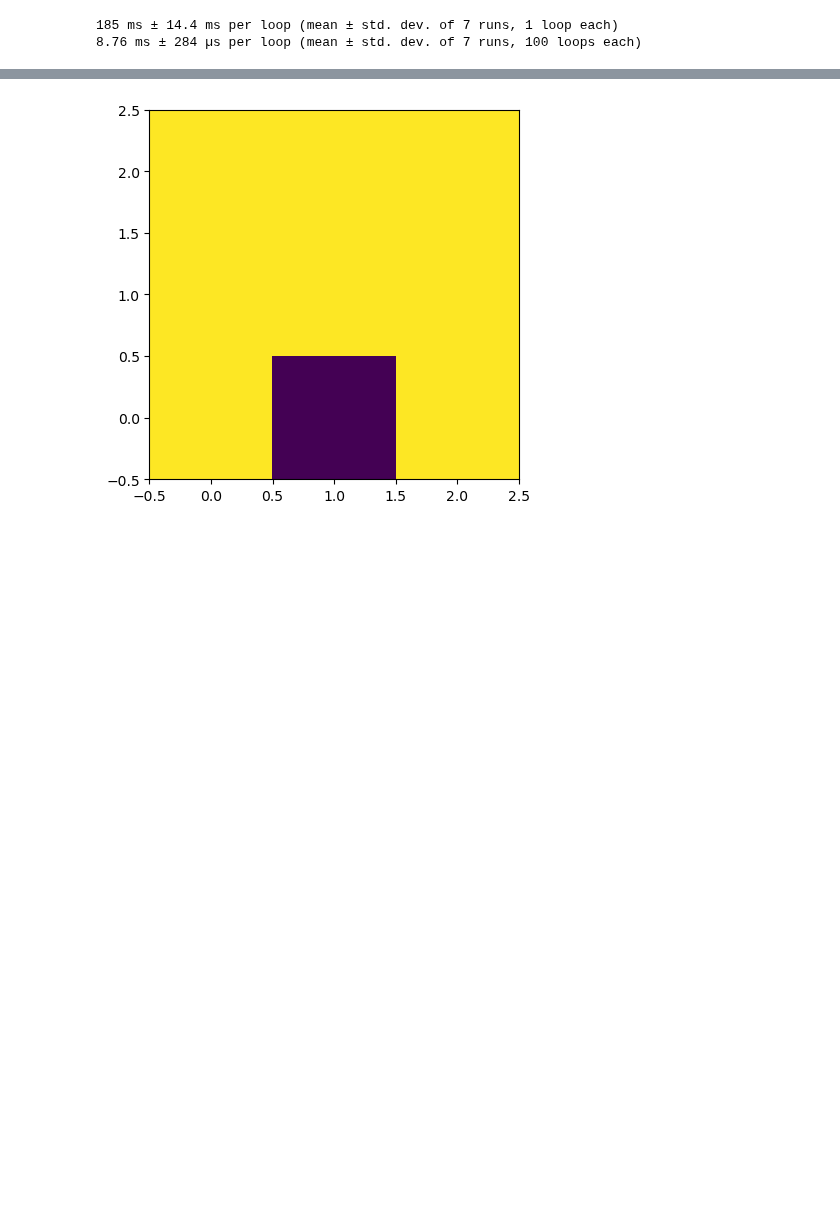
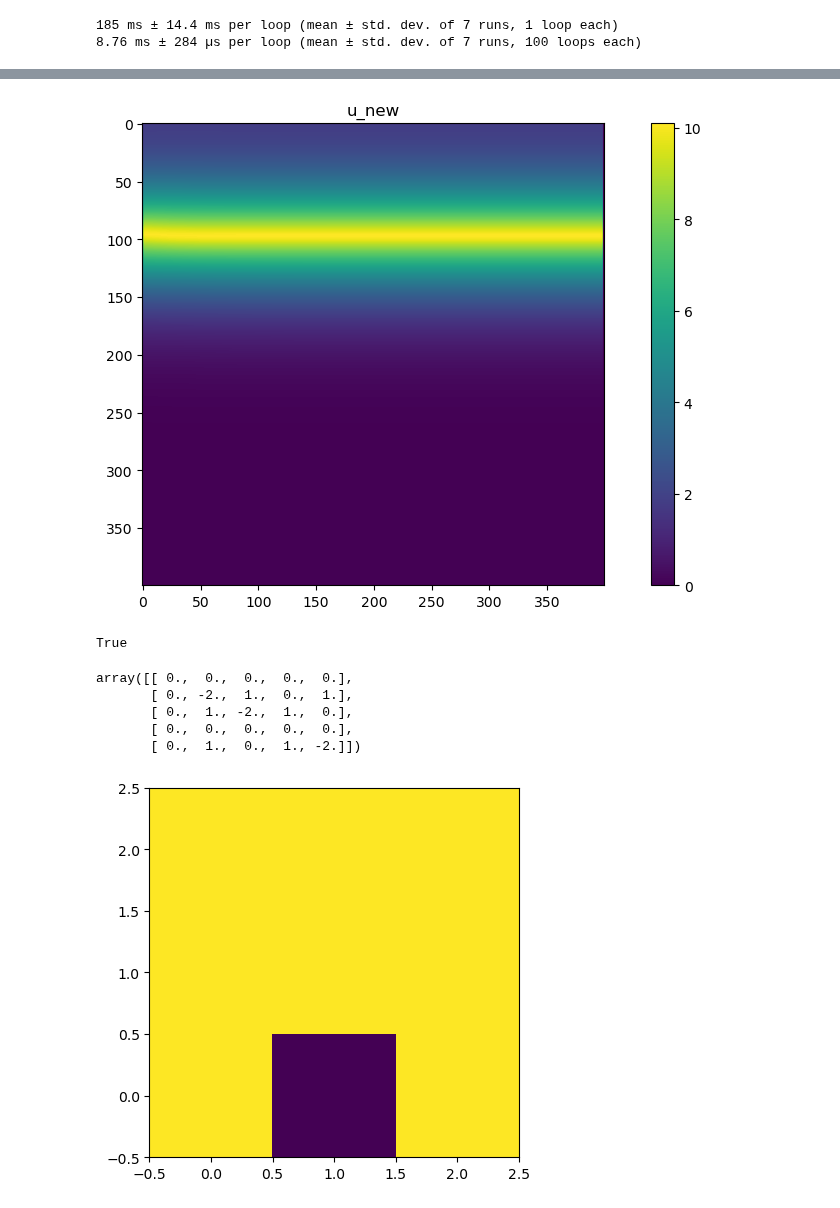
Before and after one commit to finitewave/Finitewave, a Jupyter notebook: Tutorials/DiffusionModels.ipynb, the cells around one changed output, grey strips where cells are left out. Saved outputs shown, nothing was run; the diff lists cells and outputs as text; code cells hidden in the pictures; blank space fills up the shorter version.

```diff
--- a/Tutorials/DiffusionModels.ipynb
+++ b/Tutorials/DiffusionModels.ipynb
@@ -193,33 +228,30 @@ path = Path("/Users/arstanbek/Projects/fibrosis/Finitewave/examples/data/mesh.np
 
 # mesh = np.load(path)
 
-mesh = np.ones((400, 400, 10))
-mesh[np.random.random(mesh.shape) < -0.5] = 0
-mesh[0, :, :] = 0
-mesh[-1, :, :] = 0
-mesh[:, 0, :] = 0
-mesh[:, -1, :] = 0
-mesh[:, :, 0] = 0
-mesh[:, :, -1] = 0
+mesh = np.ones((400, 400))
+# mesh[np.random.random(mesh.shape) < -0.5] = 0
+mesh[0, :] = 0
+mesh[-1, :] = 0
+mesh[:, 0] = 0
+mesh[:, -1] = 0
 
 indexes = np.flatnonzero(mesh)
+
+print(indexes.shape)
 
 diffusion = np.ones_like(mesh).astype(np.float64)
 u = np.random.random(mesh.shape).astype(np.float64)
 rhs = np.random.random(mesh.shape).astype(np.float64)
 u_new = np.zeros_like(u)
 
-u_flat = u.flatten()
-u_new_flat = u_new.flatten()
-rhs_flat = rhs.flatten()
+a_scipy = compute_sparse_weights(mesh, diffusion, indexes)
+weighs = compute_weights_2d(mesh, indexes)
 
-a_scipy = compute_sparse_weights(mesh, diffusion, indexes)
-weighs = compute_weights(mesh, indexes)
+x = diffusion_numba_2d(u_new, u, weighs, indexes, rhs)
+x = diffusion_sparse_numba(a_scipy.indptr, a_scipy.indices, a_scipy.data,
+                           u_new, u, rhs, indexes)
 
-x = diffusion_numba(u_new, u, weighs, indexes, rhs)
-x = diffusion_sparse_numba(a_scipy.indptr, a_scipy.indices, a_scipy.data, u_new, u, rhs, indexes)
-
-%timeit x = diffusion_numba(u_new, u, weighs, indexes, rhs)
+%timeit x = diffusion_numba_2d(u_new, u, weighs, indexes, rhs)
 %timeit x = diffusion_sparse_numba(a_scipy.indptr, a_scipy.indices, a_scipy.data, u_new, u, rhs, indexes)
 # %timeit a_scipy @ u_flat
 # %% [output]
@@ -232,3 +350,41 @@ x = diffusion_sparse_numba(a_scipy.indptr, a_scipy.indices, a_scipy.data, u_new,
+# %%
+u_new_m = simulation.diffusion_model.u_new
+u_m = simulation.cardiac_model.u.copy
+rhs_m = simulation.cardiac_model.rhs.copy
+indexes = simulation.cardiac_model.myo_indexes
+
+plt.figure(figsize=(12, 6))
+plt.imshow(simulation.cardiac_model.u, cmap='viridis')
+plt.colorbar()
+plt.title('u_new')
+plt.show()
+# %% [output]
+[figure, added]
+# %%
+a, b = a_scipy.nonzero()
+p, q = A.nonzero()
+
+np.all(a == p) & np.all(b == q)
+# %% [output]
+True
+# %%
+a_dense = np.array([[0, 0, 0, 0, 0],
+                    [0, 0, 1, 0, 1],
+                    [0, 1, 0, 1, 0],
+                    [0, 0, 0, 0, 0],
+                    [0, 1, 0, 1, 0]])
+
+K = sp.csr_matrix(a_dense)
+row_sums = np.array(K.sum(axis=1)).ravel()
+D = sp.diags(-row_sums, offsets=0, format='csr')
+K_new = K + D
+K_new.tocsr().toarray()
+# %% [output]
+array([[ 0.,  0.,  0.,  0.,  0.],
+       [ 0., -2.,  1.,  0.,  1.],
+       [ 0.,  1., -2.,  1.,  0.],
+       [ 0.,  0.,  0.,  0.,  0.],
+       [ 0.,  1.,  0.,  1., -2.]])
 # %%
 class IsotropicFirstOrderBoundary:
     def __init__(self):
```
Also changed, not shown: parts of 7 cells of this notebook, 9 other files.
